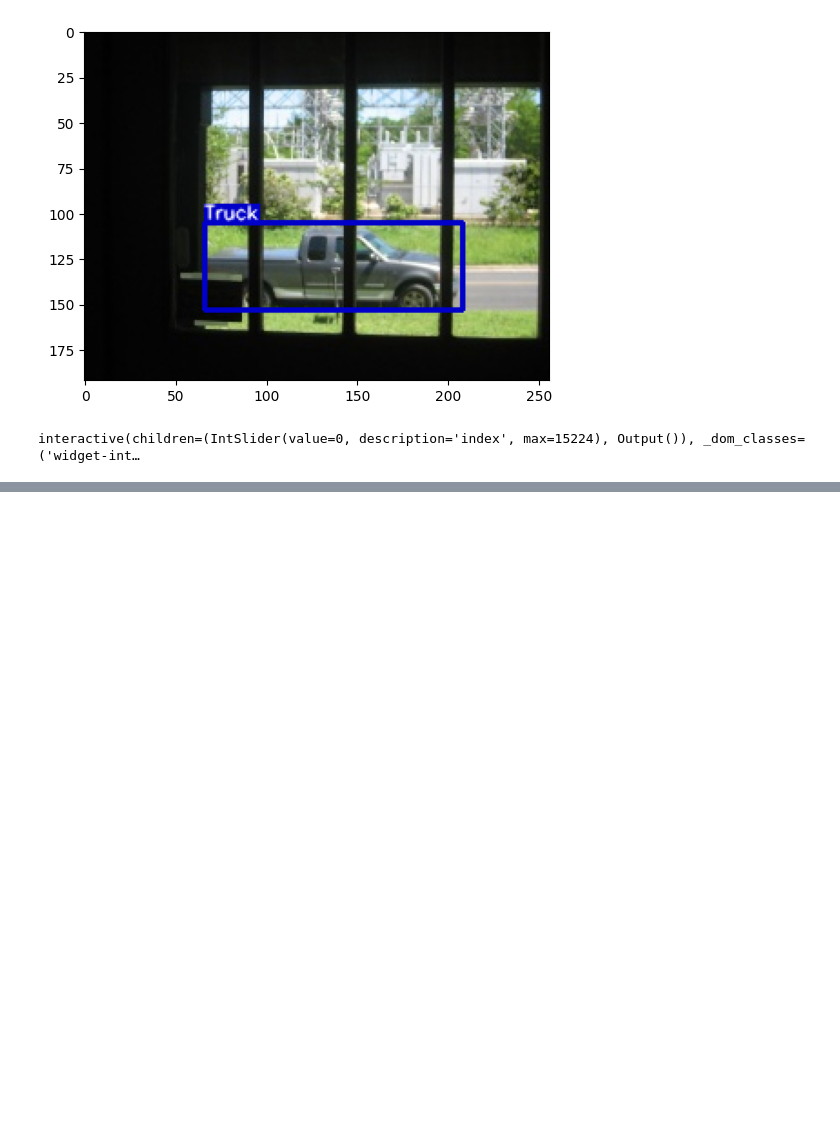
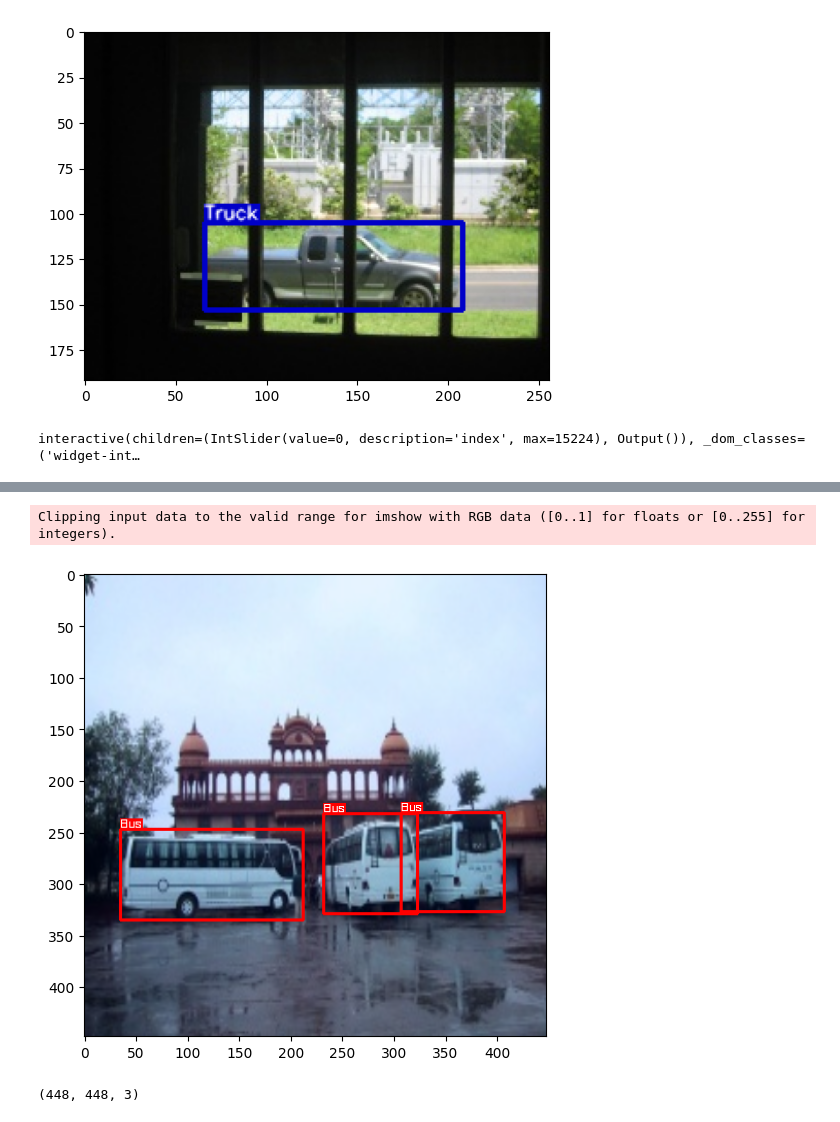
Before and after one commit to jeong1suk/ObjectDetection, a Jupyter notebook: object_detection.ipynb, the cells around one changed output, grey strips where cells are left out. Cells and saved outputs as stored; diff of their text form; code cells hidden in the pictures; blank space fills up the shorter version.

```diff
--- a/object_detection.ipynb
+++ b/object_detection.ipynb
@@ -133,0 +323,22 @@ interactive(children=(IntSlider(value=0, description='index', max=15224), Output
+# %%
+np_image = make_grid(image, normalize=True).permute(1,2,0).numpy()
+boxes = target['boxes'].numpy()
+class_ids = target['labels'].numpy()
+# %%
+n_obj = boxes.shape[0]
+bboxes = np.zeros(shape=(n_obj, 4), dtype=np.float32)
+bboxes[:, 0:2] = (boxes[:, 0:2] + boxes[:, 2:4]) / 2
+bboxes[:, 2:4] = boxes[:, 2:4] - boxes[:, 0:2]
+# %%
+canvas = visualize(np_image, bboxes, class_ids)
+# %%
+plt.figure(figsize=(6,6))
+plt.imshow(canvas)
+plt.show()
+# %% [output]
+Clipping input data to the valid range for imshow with RGB data ([0..1] for floats or [0..255] for integers).
+[figure, added]
+# %%
+canvas.shape
+# %% [output]
+(448, 448, 3)
```
Also changed, not shown: parts of 32 cells of this notebook.
